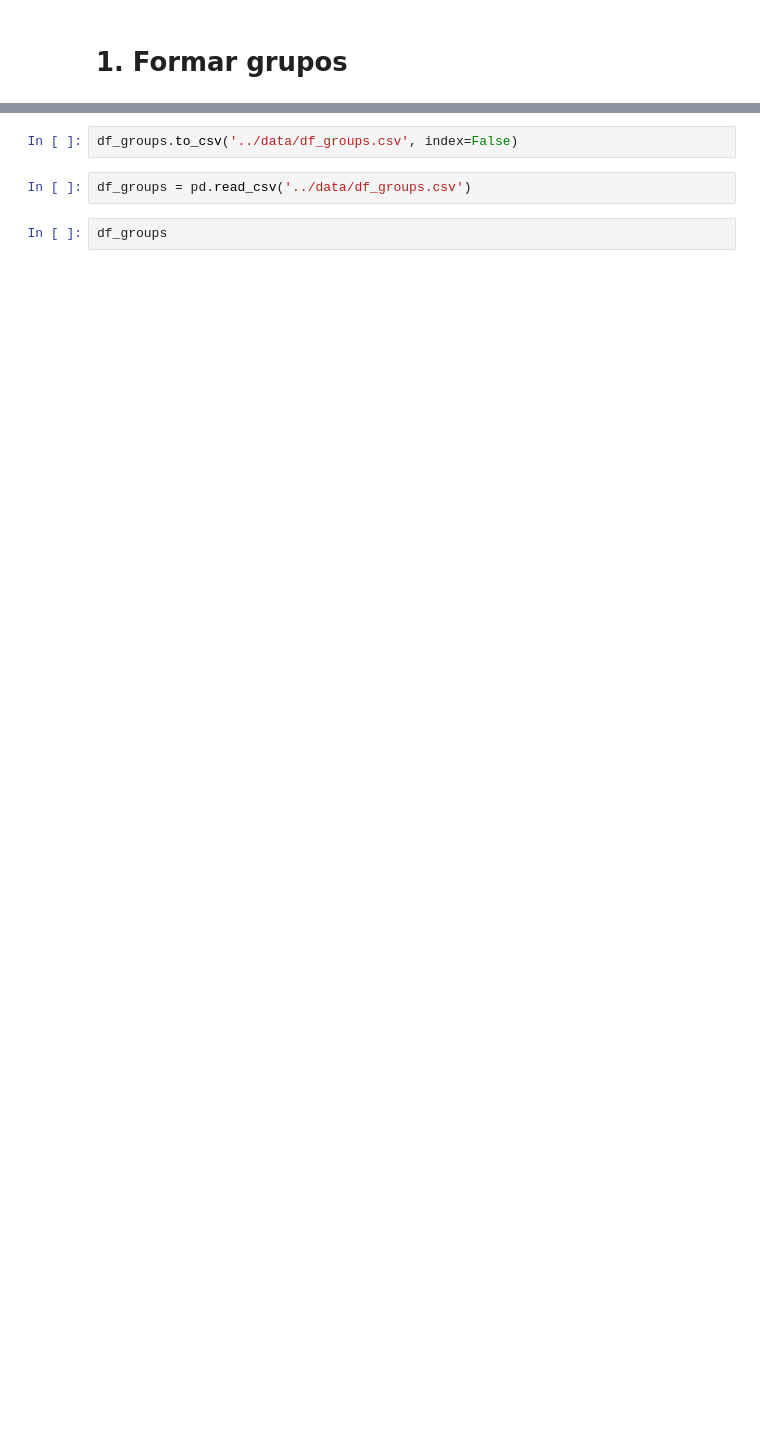
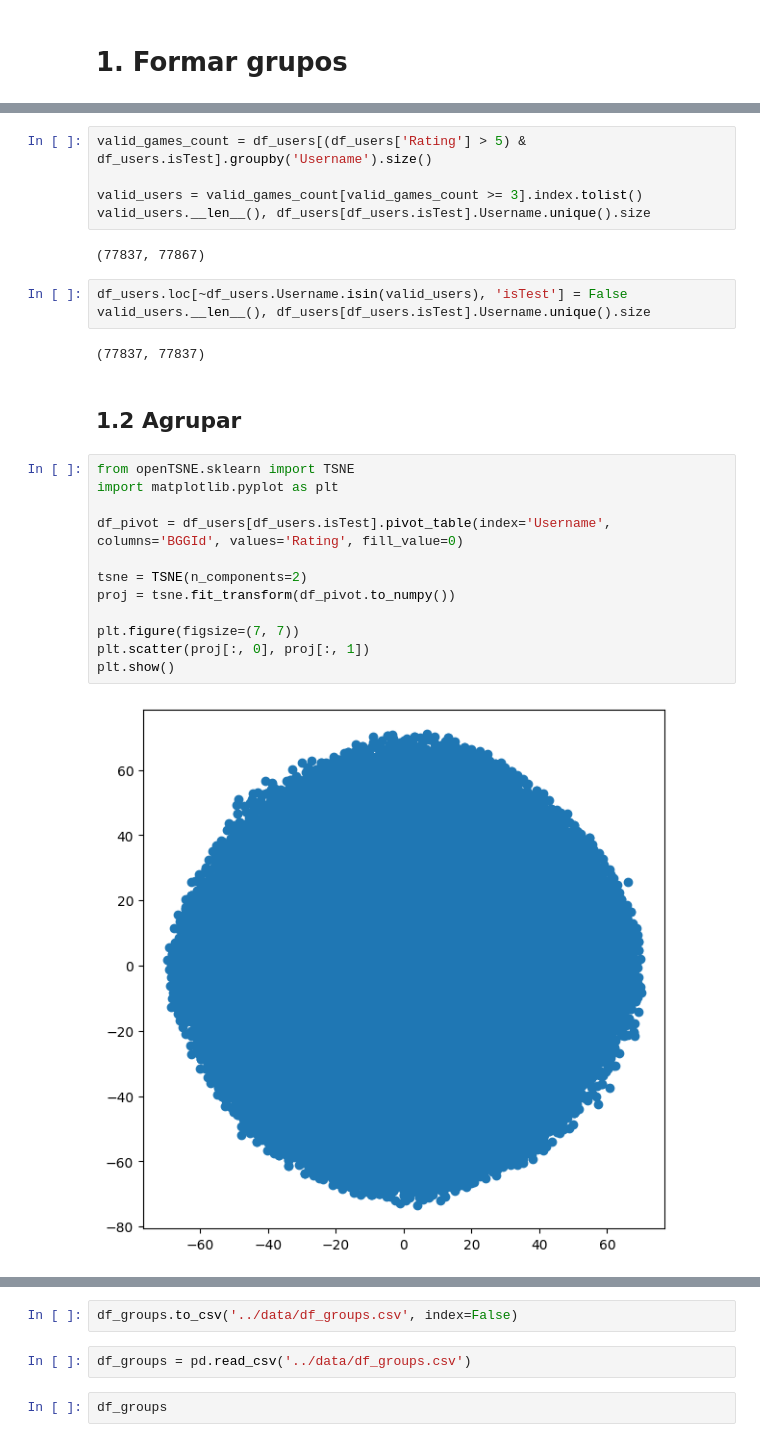
Before and after one commit to mglambert/RecSysProject, a Jupyter notebook: notebooks/preprocessing3.ipynb, the cells around one changed output, grey strips where cells are left out. Cells and saved outputs as stored; diff of their text form; blank space fills up the shorter version.

```diff
--- a/notebooks/preprocessing3.ipynb
+++ b/notebooks/preprocessing3.ipynb
@@ -46,0 +19,28 @@ len(users)
+# %%
+valid_games_count = df_users[(df_users['Rating'] > 5) & df_users.isTest].groupby('Username').size()
+
+valid_users = valid_games_count[valid_games_count >= 3].index.tolist()
+valid_users.__len__(), df_users[df_users.isTest].Username.unique().size
+# %% [output]
+(77837, 77867)
+# %%
+df_users.loc[~df_users.Username.isin(valid_users), 'isTest'] = False
+valid_users.__len__(), df_users[df_users.isTest].Username.unique().size
+# %% [output]
+(77837, 77837)
+# %% [markdown]
+## 1.2 Agrupar
+# %%
+from openTSNE.sklearn import TSNE
+import matplotlib.pyplot as plt
+
+df_pivot = df_users[df_users.isTest].pivot_table(index='Username', columns='BGGId', values='Rating', fill_value=0)
+
+tsne = TSNE(n_components=2)
+proj = tsne.fit_transform(df_pivot.to_numpy())
+
+plt.figure(figsize=(7, 7))
+plt.scatter(proj[:, 0], proj[:, 1])
+plt.show()
+# %% [output]
+[figure, added]
```
Also changed, not shown: parts of 11 cells of this notebook, 2 other files.
